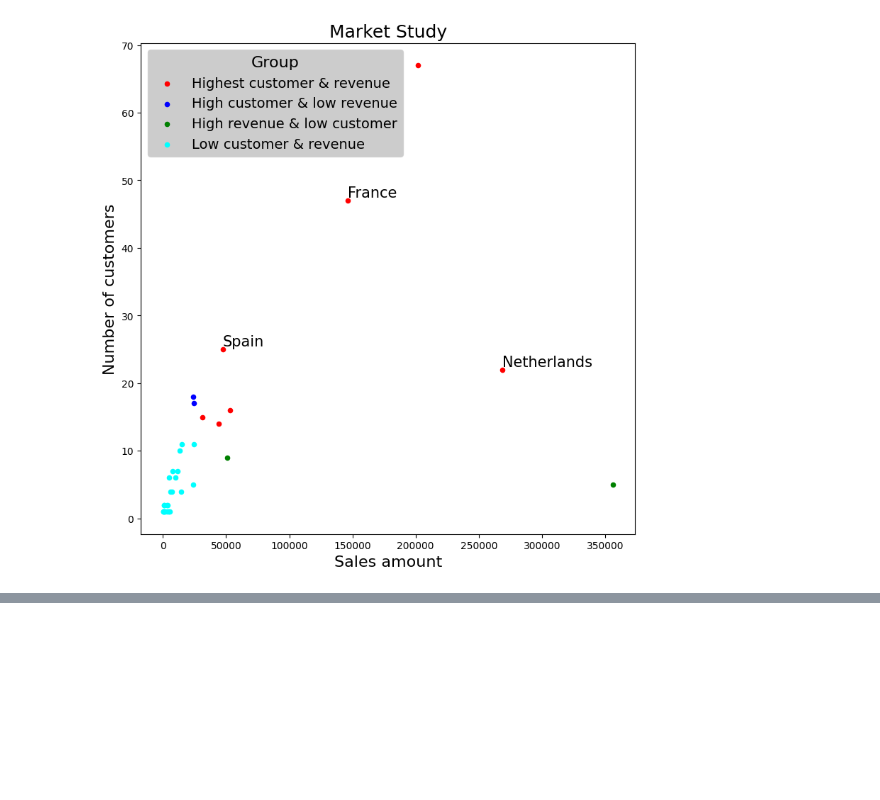
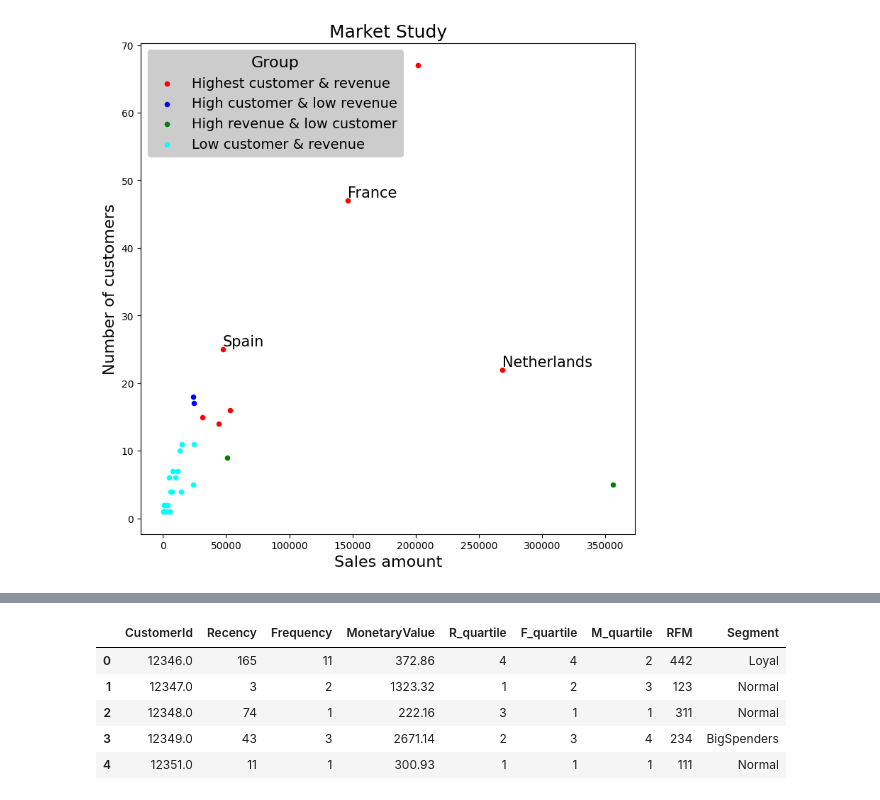
Before and after one commit to Estaheri7/SIB-Sales-Analysis, a Jupyter notebook: src/sales_analysis.ipynb, the cells around one changed output, grey strips where cells are left out. Drawn from its saved outputs; the diff is of its cells as text; code cells hidden in the pictures; blank space fills up the shorter version.

Commit message:
Valuing customers

```diff
--- a/src/sales_analysis.ipynb
+++ b/src/sales_analysis.ipynb
@@ -371,0 +430,5 @@ for country in countries:
+# %%
+temp_df["InvoiceDate"] = pd.to_datetime(temp_df["InvoiceDate"])
+# Calculate Recency.
+df_customer_segments = group_by_customer["InvoiceDate"].apply(lambda value : (last_day - value.max()).days).reset_index(name="Recency")
+df_customer_segments.head()
@@ -371,0 +454,5 @@ for country in countries:
+# %%
+frequency = group_by_customer["InvoiceNumber"].nunique()
+frequency = frequency.reset_index()
+df_customer_segments['Frequency'] = frequency["InvoiceNumber"]
+df_customer_segments.head()
@@ -371,0 +478,6 @@ for country in countries:
+# %%
+temp_df["totalPrice"] = temp_df["UnitPrice"] * temp_df["Quantity"]
+group_by_customer_price = group_by_customer["totalPrice"].sum()
+group_by_customer_price = group_by_customer_price.reset_index()
+df_customer_segments["MonetaryValue"] = group_by_customer_price["totalPrice"]
+df_customer_segments.head()
@@ -371,0 +549,3 @@ for country in countries:
+# %%
+df_customer_segments['RFM'] = df_customer_segments["R_quartile"] + df_customer_segments["F_quartile"] + df_customer_segments["M_quartile"]
+df_customer_segments.head()
@@ -371,0 +582,27 @@ for country in countries:
+# %%
+def create_segment(column: str) -> str:
+    if column == "144":
+        return "Best"
+    elif column == "344":
+        return "AlmostLost"
+    elif column == "444":
+        return "LostBigSpenders"
+    elif column == "441":
+        return "LostCheap"
+    elif column[1] == "4":
+        return "Loyal"
+    elif column[2] == "4":
+        return "BigSpenders"
+    else:
+        return "Normal"
+
+
+df_customer_segments['Segment'] = df_customer_segments["RFM"].apply(create_segment)
+df_customer_segments.head()
+# %% [output]
+|  | CustomerId | Recency | Frequency | MonetaryValue | R_quartile | F_quartile | M_quartile | RFM | Segment |
+| 0 | 12346.0 | 165 | 11 | 372.86 | 4 | 4 | 2 | 442 | Loyal |
+| 1 | 12347.0 | 3 | 2 | 1323.32 | 1 | 2 | 3 | 123 | Normal |
+| 2 | 12348.0 | 74 | 1 | 222.16 | 3 | 1 | 1 | 311 | Normal |
+| 3 | 12349.0 | 43 | 3 | 2671.14 | 2 | 3 | 4 | 234 | BigSpenders |
+| 4 | 12351.0 | 11 | 1 | 300.93 | 1 | 1 | 1 | 111 | Normal |
```
Also changed, not shown: parts of 23 cells of this notebook.
